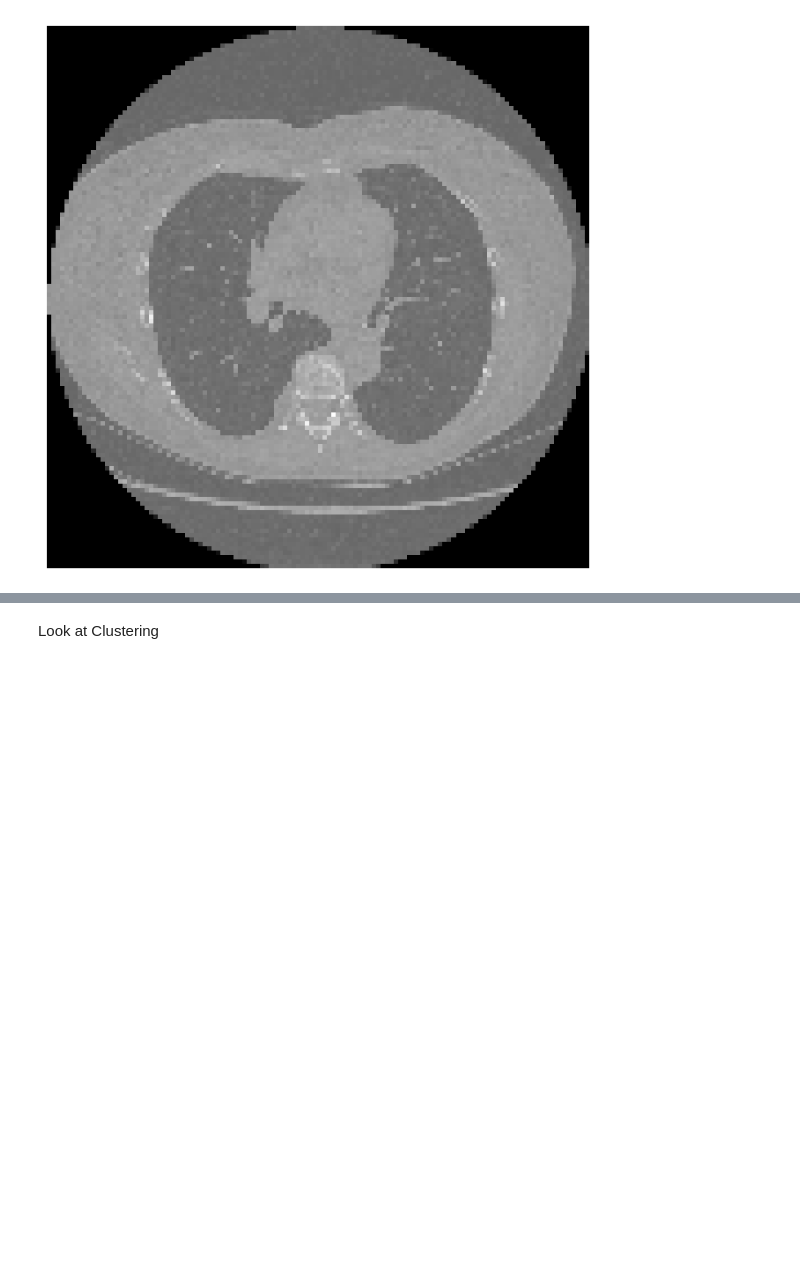
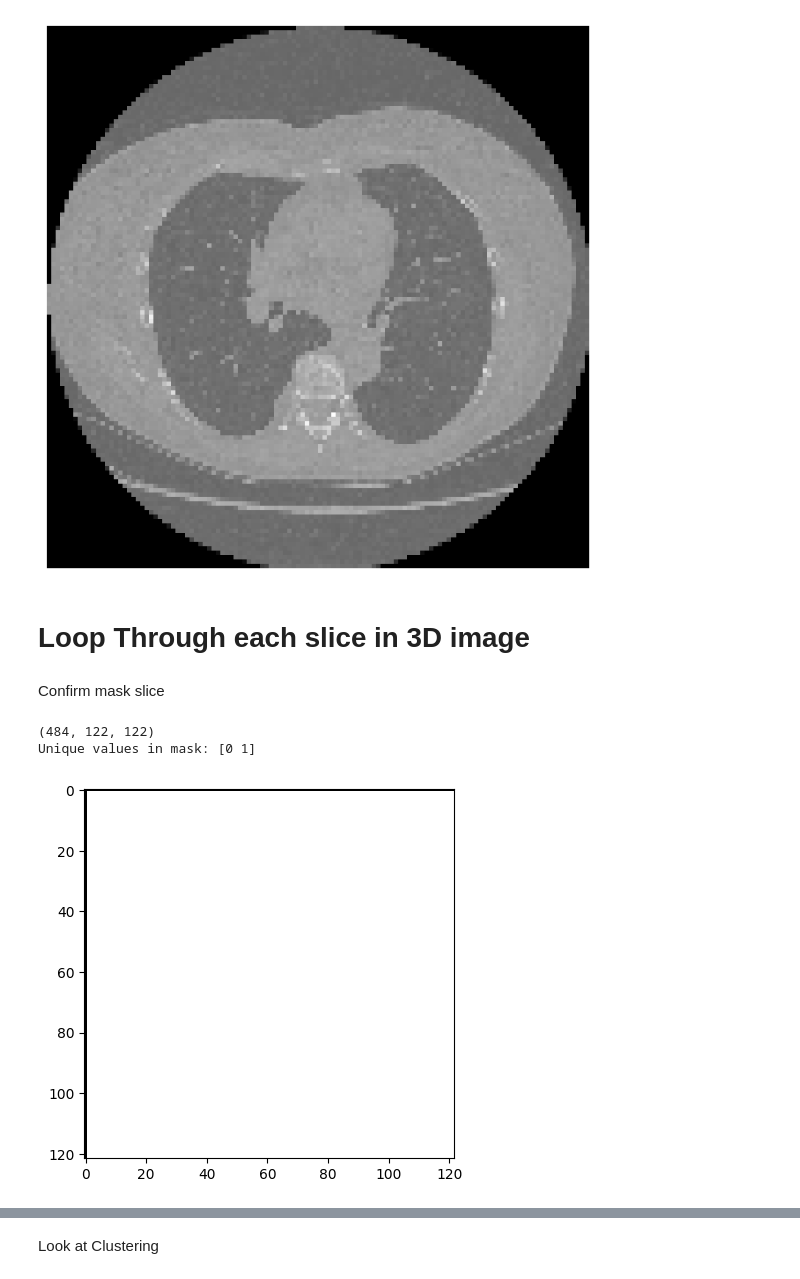
Before and after one commit to dhruvg97/BromptonML, a Jupyter notebook: Initial_Explore.ipynb, the cells around one changed output, grey strips where cells are left out. Drawn from its saved outputs; the diff is of its cells as text; code cells hidden in the pictures; blank space fills up the shorter version.

Commit message:
Added mask padding function and loop for each slice in am image.

```diff
--- a/Initial_Explore.ipynb
+++ b/Initial_Explore.ipynb
@@ -167,20 +199,27 @@ Load 3D image
 # %%
 # Load the 3D image
 im = sitk.ReadImage(imagePath3D)
-image_size = im.GetSize()[::-1]  # Get image size in z, y, x format
+image_size = im.GetSize()[::-1]  # Get image size in z, y, x format (normally x,y,z)
+
+print(im.GetSize()) #x,y,z
+print(im.GetSize()[::-1])# z,y,x
 
 # Create a mask with all values set to 1
 ma_arr = np.ones(image_size, dtype=np.uint8)
 
+ma = sitk.GetImageFromArray(ma_arr)
+
+ma = mask_padding(ma, margin_size=2)
+
 # Create a smaller mask within the center of the image dimensions
-trim_margin = 2  # Adjust the margin as needed
-trimmed_ma_arr = ma_arr[trim_margin:-trim_margin, trim_margin:-trim_margin, trim_margin:-trim_margin]
+#trim_margin = 2  # Adjust the margin as needed
+#trimmed_ma_arr = ma_arr[trim_margin:-trim_margin, trim_margin:-trim_margin, trim_margin:-trim_margin]
 
 # Pad the trimmed array back to the original size with zeros
-padded_ma_arr = np.pad(trimmed_ma_arr, pad_width=trim_margin, mode='constant', constant_values=0)
+#padded_ma_arr = np.pad(trimmed_ma_arr, pad_width=trim_margin, mode='constant', constant_values=0)
 
 # Create mask image and copy information
-ma = sitk.GetImageFromArray(padded_ma_arr)
+#ma = sitk.GetImageFromArray(padded_ma_arr)
 ma.CopyInformation(im)
 ma = sitk.Cast(ma, sitk.sitkUInt8)
 # %% [output]
@@ -273,3 +313,19 @@ plt.show()
 (484, 122, 122)
 242
 [figure]
+# %% [markdown]
+# Loop Through each slice in 3D image
+# %% [markdown]
+Confirm mask slice
+# %%
+im_array = sitk.GetArrayFromImage(im)  # Convert to a NumPy array for easier slicing
+ma_array = sitk.GetArrayFromImage(ma)  # Convert to a NumPy array for easier slicing
+
+print("Unique values in mask:", np.unique(ma_array))
+
+plt.imshow(ma_array[1, :, :], cmap='grey')  # View a middle slice
+plt.show()
+# %% [output]
+(484, 122, 122)
+Unique values in mask: [0 1]
+[figure, added]
```
Also changed, not shown: parts of 7 cells of this notebook.
